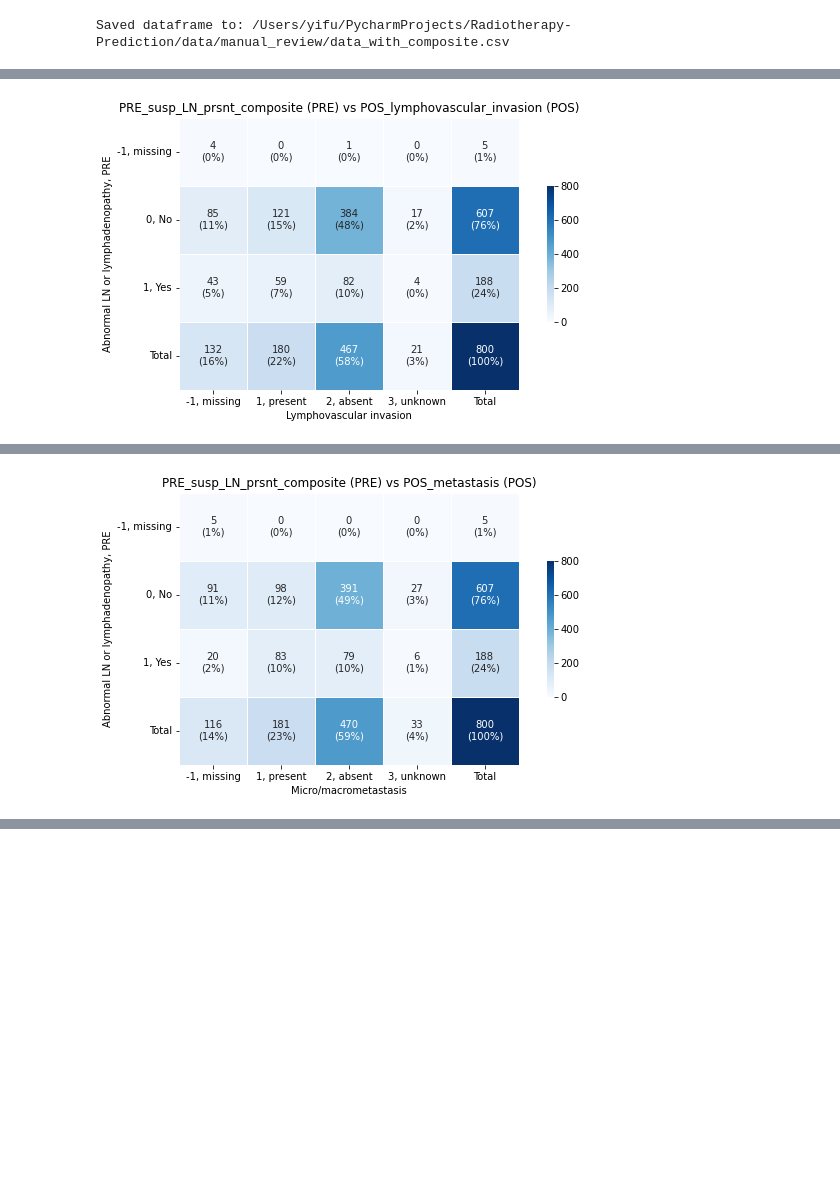
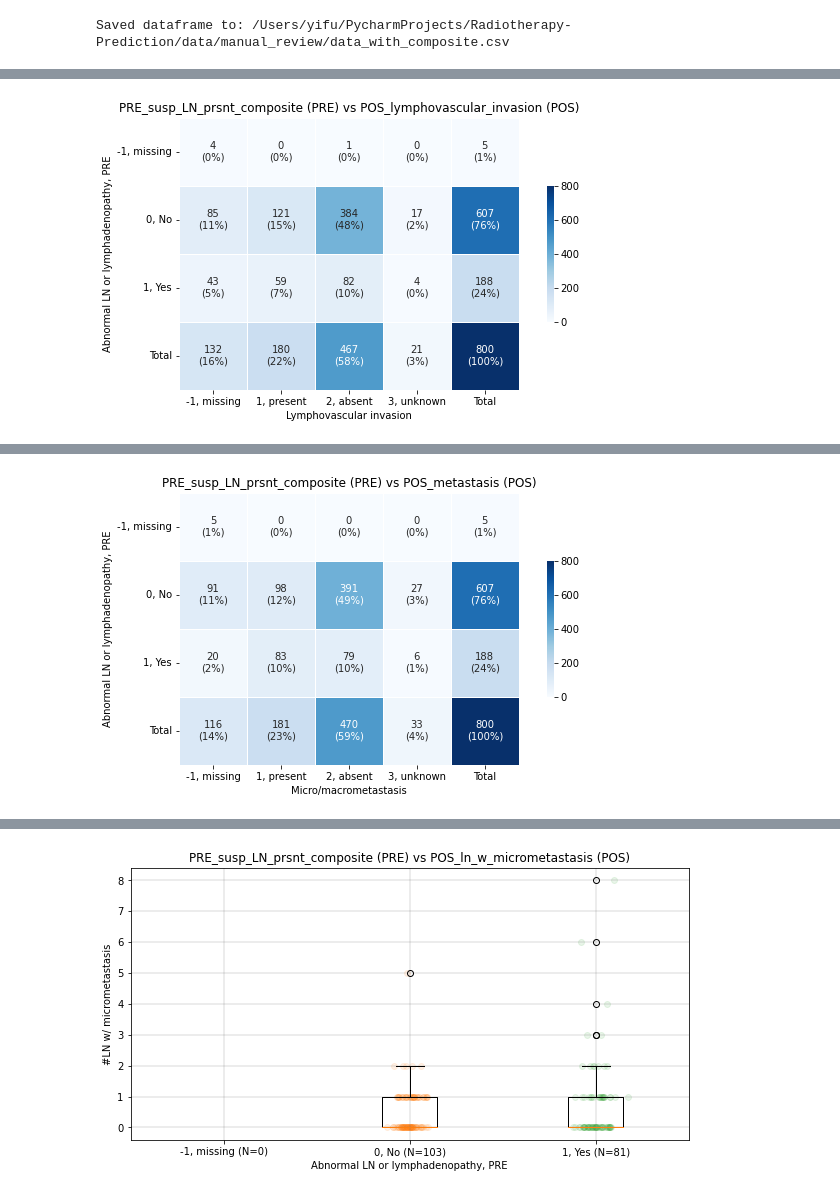
Before and after one commit to chen-yifu/Radiotherapy-Prediction, a Jupyter notebook: notebooks/RTx Data Exploration.ipynb, the cells around one changed output, grey strips where cells are left out. Cells and saved outputs as stored; diff of their text form; code cells hidden in the pictures; blank space fills up the shorter version.

Commit message:
replaced histograms with boxplots for caterogical vs numeric columns

```diff
--- a/notebooks/RTx Data Exploration.ipynb
+++ b/notebooks/RTx Data Exploration.ipynb
@@ -18,9 +18,9 @@ out_data_path = os.path.join(data_dir, "RadiationAndANN_DATA_2021-11-15_0835_dat
 dictionary_path = os.path.join(data_dir, "RadiationAndANN_DataDictionary_2021-11-15.csv")
 # %%
 # Columns to be cross-tabulated
-cross_tab_cols_set1 = ["PRE_susp_LN_prsnt_composite", "PRE_susp_LN_max_size_composite", "PRE_tumor_max_size_composite"]
+cross_tab_cols_set1 = ["PRE_susp_LN_prsnt_composite", "PRE_susp_LN_max_size_composite", "PRE_tumor_max_size_composite", "PRE_height_cm", "PRE_weight_kg"]
 # cross_tab_cols_set1 = ["PRE_height_cm", "PRE_weight_kg"]
-cross_tab_cols_set2 = ['lymphovascular_invasion', 'metastasis', 'ln_w_micrometastasis', 'ln_w_macrometastasis', 'size_of_largest_nodal_meta', 'extranodal_extension', 'extent_of_extranodal_exten', 'did_the_patient_receive_pm']
+cross_tab_cols_set2 = ['lymphovascular_invasion', 'metastasis', 'ln_w_micrometastasis', 'ln_w_macrometastasis', 'number_of_positive_sln', 'size_of_largest_nodal_meta', 'extranodal_extension', 'extent_of_extranodal_exten', 'mar_status',  'dis_closest_margin', 'tu_grade', 'tumor_size', 'tumor_focality', 'num_foci', 'did_the_patient_receive_pm']
 
 # Global Variables
 susp_LN_present_composite_cols = [
@@ -327,7 +329,8 @@ print(df[["PRE_tumor_max_size_composite"] + pre_tumor_max_size_composite_cols])
 def save_plot(plot_name, plot_missing=False):
     # Replace non-word characters in the plot name with underlines
     plot_name = re.sub(r'[^\w]', '_', plot_name)
-    plot_path = os.path.join(plot_dir, plot_name + "inc_missing" if plot_missing else "" + ".png")
+    plot_name = plot_name + "_incl_missing" if plot_missing else plot_name
+    plot_path = os.path.join(plot_dir, plot_name + ".png")
     # Make plot background white
     # Show the plot and save
     plt.savefig(plot_path, bbox_inches='tight', dpi=300)
@@ -338,6 +341,13 @@ def save_plot(plot_name, plot_missing=False):
     print("Saved plot to: {}".format(plot_path))
     # Set the plot size back to normal
     plt.gcf().set_size_inches(10, 5)
+
+def save_plot_cols(col1, col2, plot_type, plot_missing):
+    global cross_tab_cols_set1, cross_tab_cols_set2
+    if col1 in cross_tab_cols_set2 and col2 in cross_tab_cols_set1:
+        col1, col2 = col2, col1
+    plot_name = f"{col1}-VS-{col2}__{plot_type}"
+    save_plot(plot_name, plot_missing)
 # %%
 
 section, dtype, label, options, options_str = read_col_attributes("PRE_susp_LN_prsnt_composite")
@@ -454,7 +464,8 @@ def cross_tab_plots(cross_tab_cols_set1, cross_tab_cols_set2, show_plots, plot_m
                 plt.yticks(rotation=0)
                 # Align the ticks to the center of the cell
                 # Save plot
-                plot_name = f"{col1}-vs-{col2}_cross_tab"
+                # plot_name = f"{col1}-vs-{col2}_cross_tab"
+                plot_type = "cross_tab"
             elif is_dtype_categorical(dtype1) or is_dtype_categorical(dtype2):  # One is categorical, the other is numerical
                 # continue
                 # If one is categorical, create a histogram with overlapping groups/categories
@@ -465,38 +476,65 @@ def cross_tab_plots(cross_tab_cols_set1, cross_tab_cols_set2, show_plots, plot_m
                 # The y-axis is the number of patients with the category
                 # The x-axis is the numeric column
                 # The color of the histogram is the category
+                # data = {}
+                # num_missingness = {}
+                # # Precompute the bins for the numeric column
+                # bins = np.linspace(df[num_col].min(), df[num_col].max(), 100)
+                # for cat in cat_options.keys():
+                #     num_data = df[df[cat_col] == cat][num_col].values
+                #     # Count the number of -1 values in the data
+                #     num_missing_count = np.count_nonzero(num_data == -1)
+                #     data[cat] = [x for x in num_data if x != -1 and not np.isnan(x)]
+                #     # Remove all instances of -1 and nan from the data
+                #     # If cat is "missing", instead of creating a histogram, make a caption with the number of missing values
+                #     if cat == -1 and not plot_missing:
+                #         cat_missingness = len(num_data)
+                #     else:
+                #         num_missingness[cat] = num_missing_count
+                #         # Plot the histogram with half-tranparent bars, using log-scale with 10 bins
+                #         plt.hist(data[cat], bins=bins, alpha=0.5, log=False)
+
+                #         #  bins=np.arange(min(data[cat]), max(data[cat]) + 1, 1), alpha=0.5, log=True)
+                #         # Plot the group median as a line
+                #         # Draw the legend using categorical labels and options
+                # # Make grid background with gridlines
+                # plt.grid(which="major", axis="x", linestyle="-", linewidth=0.3, color="grey")
+                # plt.grid(which="major", axis="y", linestyle="-", linewidth=0.3, color="grey")
+                # plt.legend([f"{k}, {v} (N={len(data[k])})" for k, v in cat_options.items() if k != -1])
+                # plt.xlabel(f"{num_label}")
+                # plt.ylabel(f"Patient count of \n'{cat_label}'")
+                # plot_type = "hist"
+                # save_plot_cols(col1, col2, plot_type, plot_missing)
+                # if show_plots:
+                #     plt.show()
+                # Also make a scattered boxplot with the numeric column
+                # The x-axis is the category
+                # The y-axis is the numeric column
+                # The color of the boxplot is the category
+                plt.title(f"{col1} ({section1}) vs {col2} ({section2})", fontsize=12, loc="center")
                 data = {}
-                num_missingness = {}
-                # Precompute the bins for the numeric column
-                bins = np.linspace(df[num_col].min(), df[num_col].max(), 500)
                 for cat in cat_options.keys():
                     num_data = df[df[cat_col] == cat][num_col].values
-                    # Count the number of -1 values in the data
                     num_missing_count = np.count_nonzero(num_data == -1)
                     data[cat] = [x for x in num_data if x != -1 and not np.isnan(x)]
-                    # Remove all instances of -1 and nan from the data
-                    # If cat is "missing", instead of creating a histogram, make a caption with the number of missing values
-                    if cat == -1 and not plot_missing:
-                        cat_missingness = len(num_data)
-                    else:
-                        num_missingness[cat] = num_missing_count
-                        # Plot the histogram with half-tranparent bars, using log-scale with 10 bins
-                        plt.hist(data[cat], bins=bins, alpha=0.5, log=False)
-                        #  bins=np.arange(min(data[cat]), max(data[cat]) + 1, 1), alpha=0.5, log=True)
-                        # Plot the group median as a line with the same color as the histogram
-                        # plt.axvline(np.median(data[cat]), linestyle="dashed")
-                        # Draw the legend using categorical labels and options
-                # Make grid background with gridlines
+                # print("cat_options", cat_options, data.keys())
+                plt.boxplot(data.values(), labels=[f"{k}, {v} (N={len(data[k])})" for k, v in cat_options.items()])
+                for i, (cat, data_vals) in enumerate(data.items()):
+                    x_pos = np.random.normal(i+1, 0.05, len(data_vals))
+                    plt.scatter(x_pos, data_vals, alpha=0.1)
+                # Add gridlines
                 plt.grid(which="major", axis="x", linestyle="-", linewidth=0.3, color="grey")
                 plt.grid(which="major", axis="y", linestyle="-", linewidth=0.3, color="grey")
-                plt.legend([f"{k}, {v} (N={len(data[k])})" for k, v in cat_options.items() if k != -1])
-                plt.xlabel(f"{num_label}")  # \n(N={len(df) - cat_missingness})")
-                plt.ylabel(f"Patient count of \n'{cat_label}'")
-                plot_name = f"{cat_col}-vs-{num_col}_hist"
+                plt.xlabel(f"{cat_label}")
+                plt.ylabel(f"{num_label}")
+                plot_type = "boxplot"
+
+
 
             else:  # Both are numerical
                 # If both are numerical, create a scatter plot with the two columns
                 # The x-axis is the first column, the y-axis is the second column
+                # continue
                 data = zip(df[col1], df[col2])
                 # Remove all instances of -1 and nan from the data
                 data = [x for x in data if x[0] != -1 and not np.isnan(x[0]) and x[1] != -1 and not np.isnan(x[1])]
@@ -523,18 +561,19 @@ def cross_tab_plots(cross_tab_cols_set1, cross_tab_cols_set2, show_plots, plot_m
                 text = f"Huber Regression (robust to outliers, ε = {huber_epsilon}): y = {round(model.coef_[0], 2)} * x + {round(model.intercept_, 2)}"
                 plt.text(0.05, 0.93, text, transform=plt.gca().transAxes, fontsize=10, va="top", alpha=0.7, color="red")
                 # Make grid background with gridlines
-                plt.grid(which="major", axis="x", linestyle="-", linewidth=0.3, color="grey")
-                plt.grid(which="major", axis="y", linestyle="-", linewidth=0.3, color="grey")
+                plt.grid(which="major", axis="x", linestyle="-", linewidth=0.1, color="grey")
+                plt.grid(which="major", axis="y", linestyle="-", linewidth=0.1, color="grey")
                 # Add a caption for number of data points to the top-right of the plot
                 plt.text(0.98, 0.98, f"N={len(data)}", horizontalalignment="right", verticalalignment="top", transform=plt.gca().transAxes)
                 # Add labels to the axes
                 plt.xlabel(f"{label1}")
                 plt.ylabel(f"{label2}")
-                plot_name = f"{col1}-vs-{col2}_scatter"
-            save_plot(plot_name, plot_missing)
+                # plot_name = f"{col1}-vs-{col2}_scatter"
+                plot_type = "scatter"
+            save_plot_cols(col1, col2, plot_type, plot_missing)
             if show_plots:
                 plt.show()
-cross_tab_plots(cross_tab_cols_set1, cross_tab_cols_set2, show_plots=True, plot_missing=True)
+cross_tab_plots(cross_tab_cols_set1, cross_tab_cols_set2, show_plots=True, plot_missing=False)
 # %% [output]
 --------------------------------------------------
 PRE_susp_LN_prsnt_composite (yesno, PRE) vs POS_lymphovascular_invasion (radio, POS)
@@ -546,0 +587 @@ PRE_susp_LN_prsnt_composite (yesno, PRE) vs POS_ln_w_micrometastasis (text, POS)
+[figure, added]
```
Also changed, not shown: parts of 3 cells of this notebook, 1 other file.
